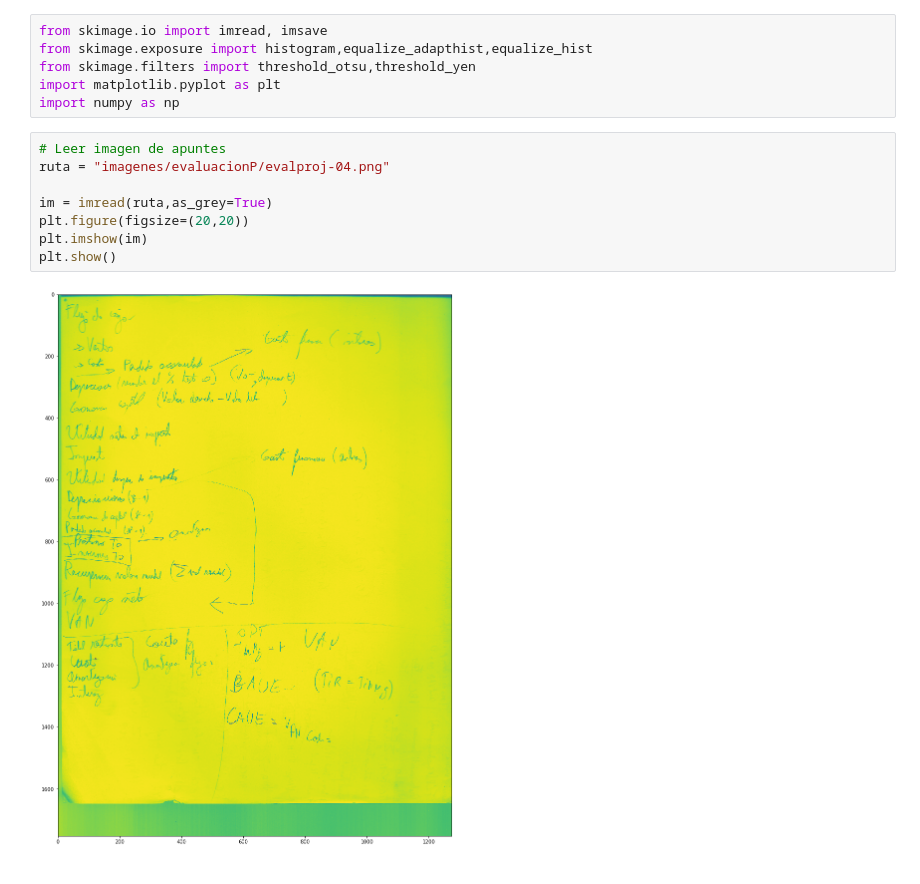
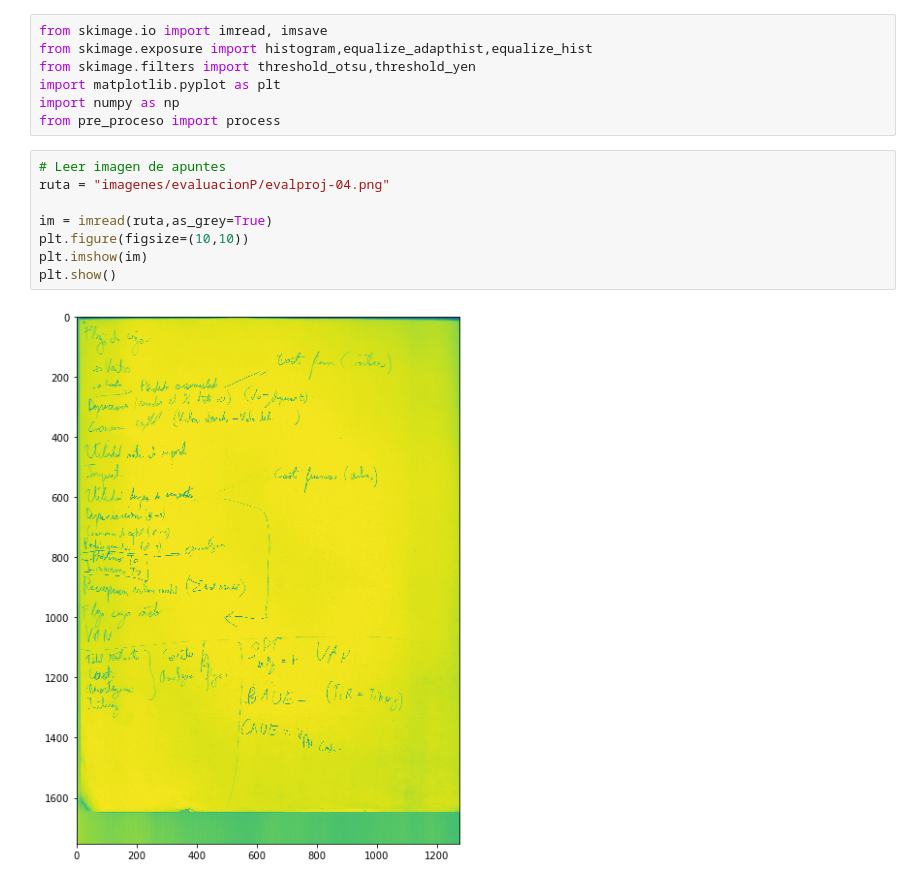
Before and after one commit to aferral/Proyecto-indexa-apuntes, a Jupyter notebook: Pruebas de filtro binarizacion.ipynb, the cells around one changed output. Drawn from its saved outputs; the diff is of its cells as text.

```diff
--- a/Pruebas de filtro binarizacion.ipynb
+++ b/Pruebas de filtro binarizacion.ipynb
@@ -4,13 +4,14 @@ from skimage.exposure import histogram,equalize_adapthist,equalize_hist
 from skimage.filters import threshold_otsu,threshold_yen
 import matplotlib.pyplot as plt
 import numpy as np
+from pre_proceso import process
 # %%
 # Leer imagen de apuntes
 ruta = "imagenes/evaluacionP/evalproj-04.png"
 
 im = imread(ruta,as_grey=True)
-plt.figure(figsize=(20,20))
+plt.figure(figsize=(10,10))
 plt.imshow(im)
 plt.show()
 # %% [output]
-[figure, old version]
+[figure, new version]
```
Also changed, not shown: parts of 20 cells of this notebook, 3 other files.
